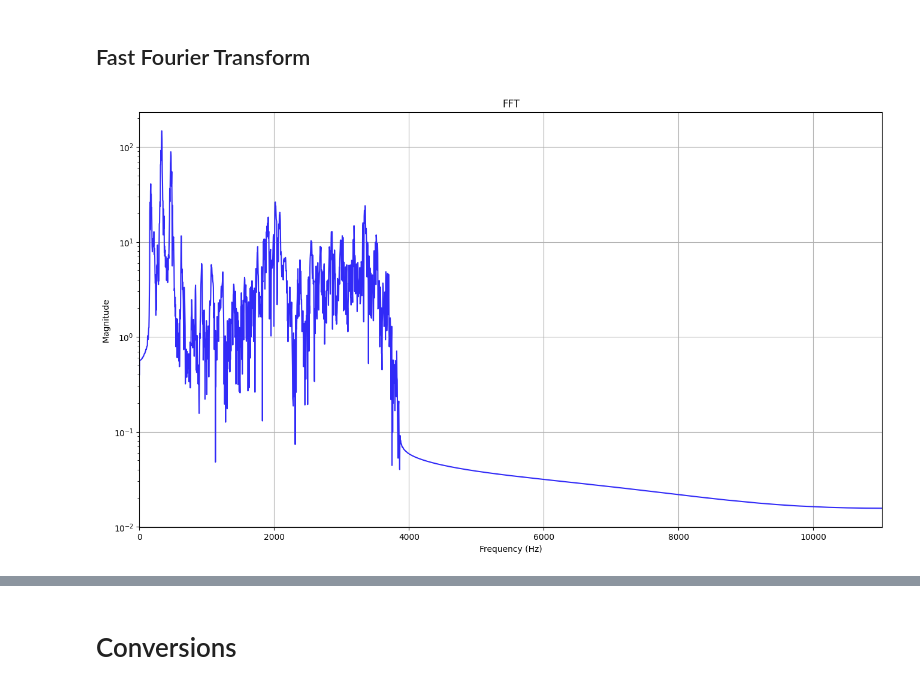
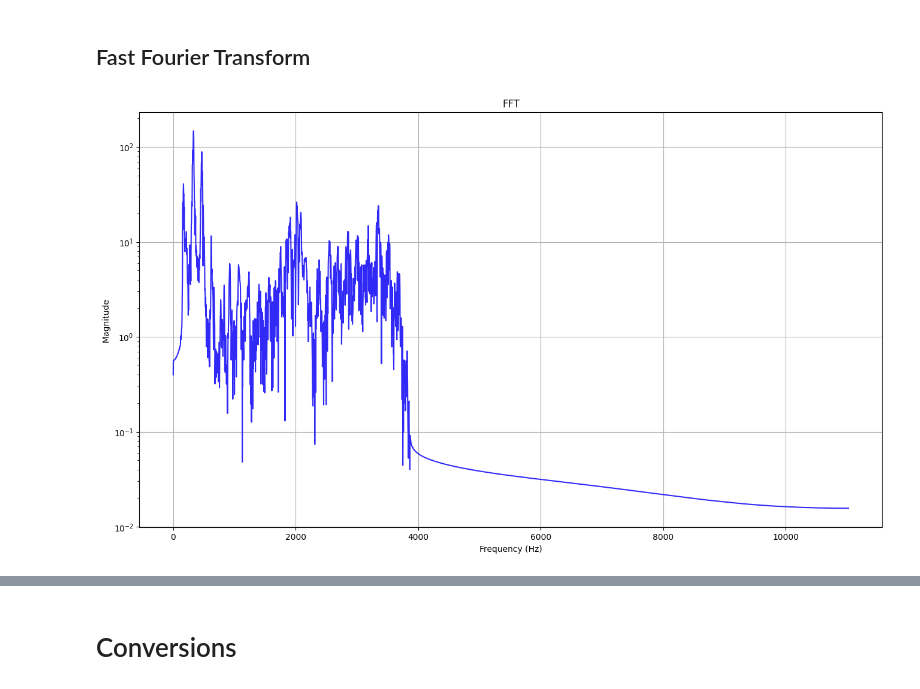
Before and after one commit to dilne/Ultimate-Audio-Dataset-DL-Processor, a Jupyter notebook: Ultimate Audio Dataset DL Processor.ipynb, the cells around one changed output, grey strips where cells are left out. Drawn from its saved outputs; the diff is of its cells as text; code cells hidden in the pictures.

```diff
--- a/Ultimate Audio Dataset DL Processor.ipynb
+++ b/Ultimate Audio Dataset DL Processor.ipynb
@@ -153,23 +153,22 @@ plt.show()
 # %%
 y, sr = librosa.load(file_path)
 log_scale = True  # Change this to False for linear scale
 
 # Apply FFT
 fft_out = np.fft.rfft(y)
 
 # Get frequencies corresponding to the FFT values
 freqs = np.fft.rfftfreq(len(y), 1/sr)
 
 # Plot the FFT
 plt.figure(figsize=(16, 9))
 plt.plot(freqs, np.abs(fft_out), color='#312af7')
 plt.title('FFT')
 plt.xlabel('Frequency (Hz)')
 plt.ylabel('Magnitude')
 if log_scale:
     plt.yscale('log')
 plt.grid(True)
-plt.xlim([0, sr/2])
 plt.show()
 # %% [output]
-[figure, old version]
+[figure, new version]
```
Also changed, not shown: parts of 2 cells of this notebook.
